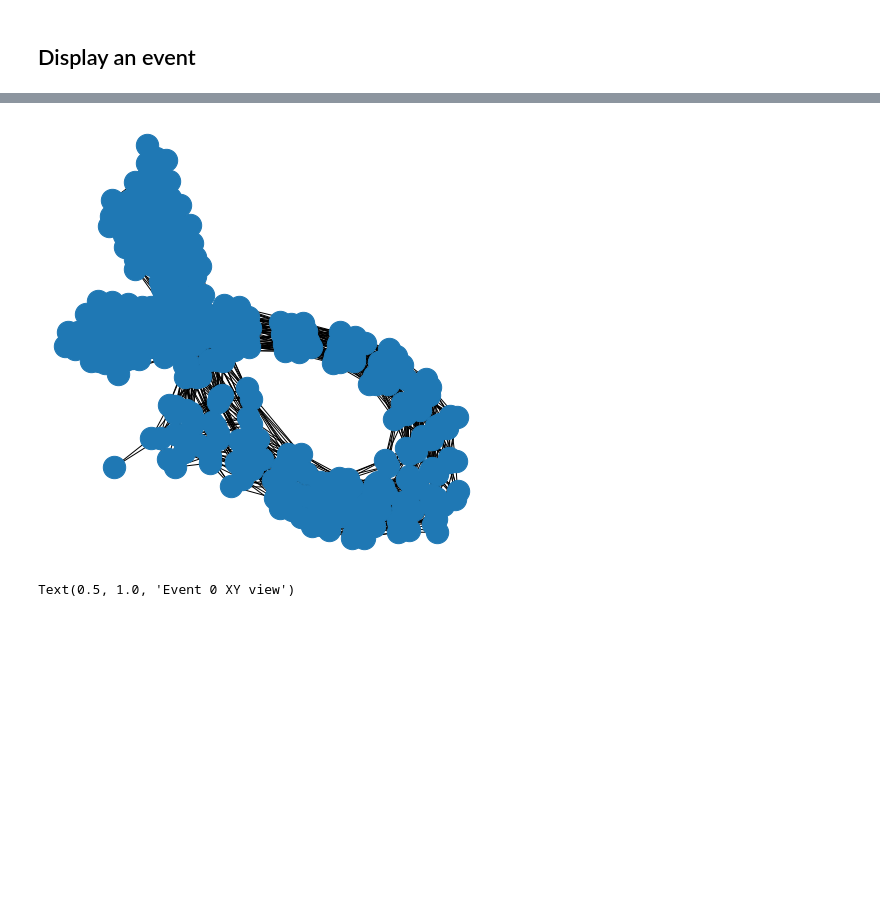
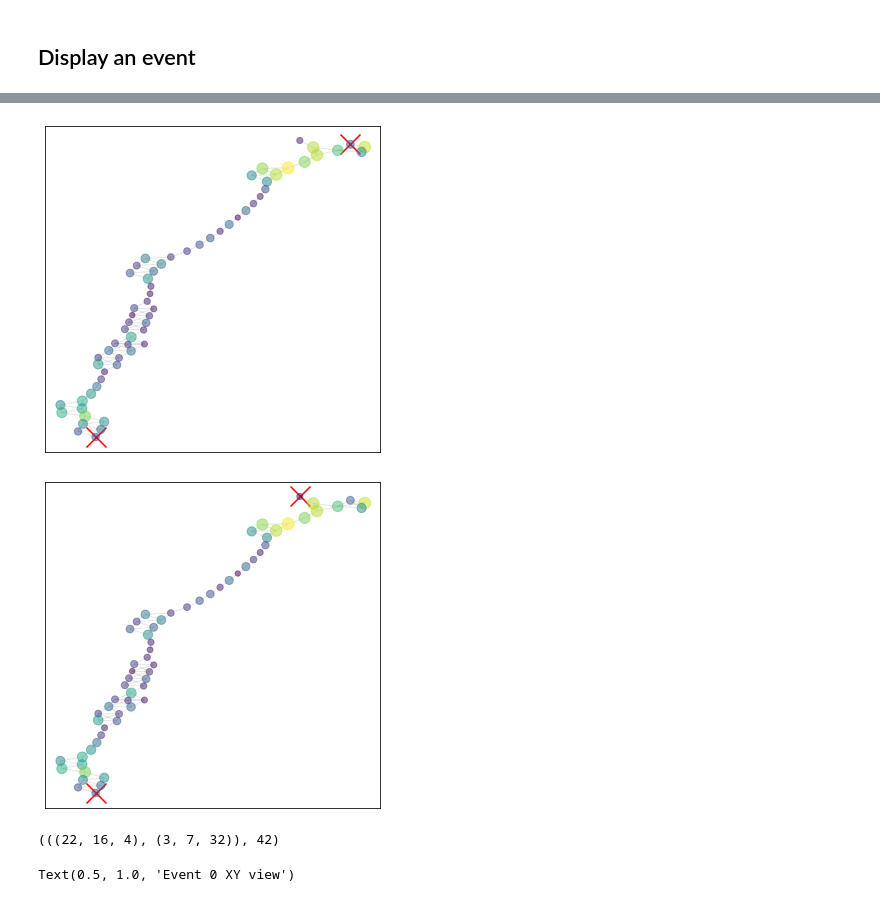
Before and after one commit to jahernando/nextana, a Jupyter notebook: NB/topo/topo_cnn_deconv.ipynb, the cells around one changed output, grey strips where cells are left out. Drawn from its saved outputs; the diff is of its cells as text; code cells hidden in the pictures; blank space fills up the shorter version.

```diff
--- a/NB/topo/topo_cnn_deconv.ipynb
+++ b/NB/topo/topo_cnn_deconv.ipynb
@@ -85,7 +85,7 @@ def event_display(coors, bins, ene = None):
     plt.tight_layout()
     return cv
 # %%
-def convert_to_graph(coors, bins, ene, ene_threshold = 0):
+def convert_to_graph(coors, bins, ene, ene_threshold = 0, nsides = 1):
     """Convert binned data to a graph representation."""
 
     h3d, _ = np.histogramdd(coors, bins = bins, weights = ene)
@@ -95,6 +95,8 @@ def convert_to_graph(coors, bins, ene, ene_threshold = 0):
     nx_bins, ny_bins, nz_bins = h3d.shape
 
     cube_index = list(itertools.product([-1, 0, 1], repeat=3))
+    cube_index = [cube_id for cube_id in cube_index if np.sum(np.abs(cube_id)) <= nsides]
+    print(cube_index)
 
     def in_range(i, j, k):
         return  (0 <= i < nx_bins) and (0 <= j < ny_bins) and (0 <= k < nz_bins)
@@ -143,18 +197,4 @@ event_display(coorsdeco, bins = bins, ene = enedeco);
-# %%
-def display_graph(graph):
-    cmap = 'plasma' # 'viridis', 'cividis', 'plasma'
-    plt.figure(figsize=(6,6))
-
-    weights = nx.get_node_attributes(G, "weight")
-    node_colors = list(weights.values())
-    node_sizes  = [w * 200 for w in node_colors]  # escala ajustable
-
-    # Posiciones del grafo
-    pos = nx.spring_layout(G, seed=42)
-
-    nx.draw(graph, pos, with_labels = False,
-        node_size = node_sizes, node_color = node_colors, cmap= cmap)
-    plt.colorbar(plt.cm.ScalarMappable(cmap= cmap, label="energy (keV)"))
-    plt.show()
 # %%
-graph = convert_to_graph(coorsdeco, bins, enedeco)
+graph = convert_to_graph(coorsdeco, bins, enedeco, nsides = 3)
+componentes, longest_graph = graph_connectivity(graph)
+_, longest_graph2 = graph_connectivity(longest_graph)
@@ -161,9 +209,10 @@ graph = convert_to_graph(coorsdeco, bins, enedeco)
-# %%
-plt.figure(figsize=(6,6))
-nx.draw(graph, node_size=500)
-plt.show()
-# %% [output]
-[figure, removed]
+# %%
+display_graph(graph)
+display_graph(longest_graph)
+# %% [output]
+[figure, added]
+[figure, added]
+(((22, 16, 4), (3, 7, 32)), 42)
 # %%
 plt.scatter(coors[0], coors[1], c=coors[2], s=20, alpha = 0.5); plt.colorbar(label='Z (mm)'); plt.xlabel('X (mm)'); plt.ylabel('Y (mm)'); plt.title('Event 0 XY view')
 # %% [output]
```
Also changed, not shown: parts of 22 cells of this notebook.
